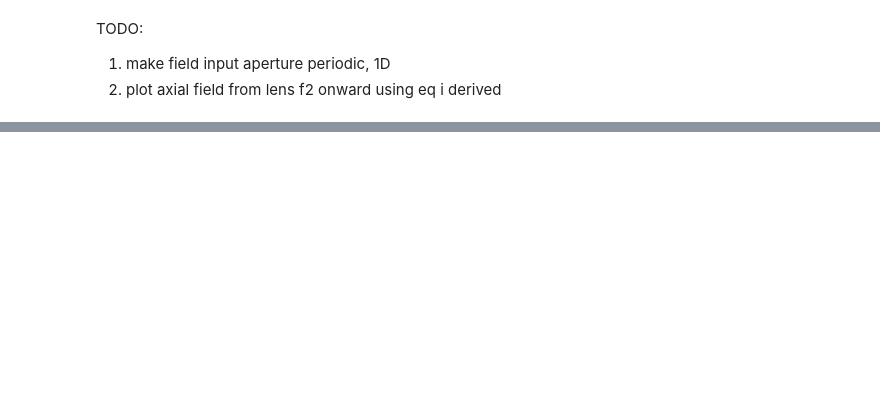
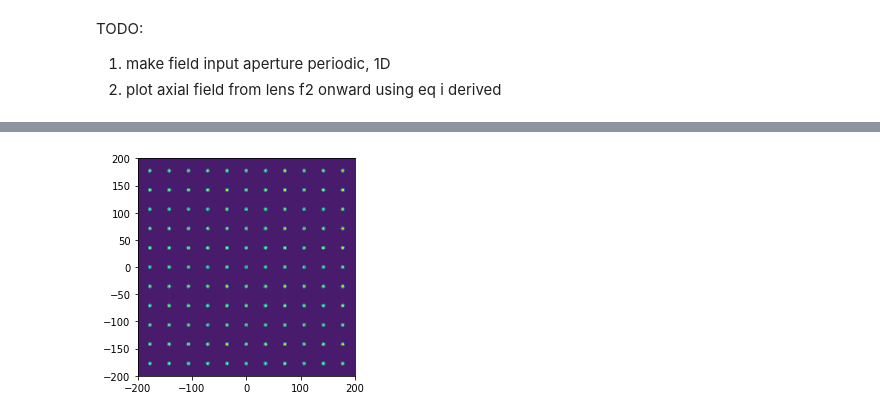
Before and after one commit to prhuft/fourier-optics, a Jupyter notebook: filtered_array.ipynb, the cells around one changed output, grey strips where cells are left out. Cells and saved outputs as stored; diff of their text form; code cells hidden in the pictures; blank space fills up the shorter version.

```diff
--- a/filtered_array.ipynb
+++ b/filtered_array.ipynb
@@ -84 +194,7 @@ field1 = from_quadrant3(abs(qd3))
+# %%
+phases = from_quadrant3(q3_phases)
+fig,ax = figax()
+cbar = ax.contourf(xarr/a, xarr/a, phases**2)
+# %% [output]
+[figure, added]
 # %%
```
Also changed, not shown: parts of 20 cells of this notebook.
